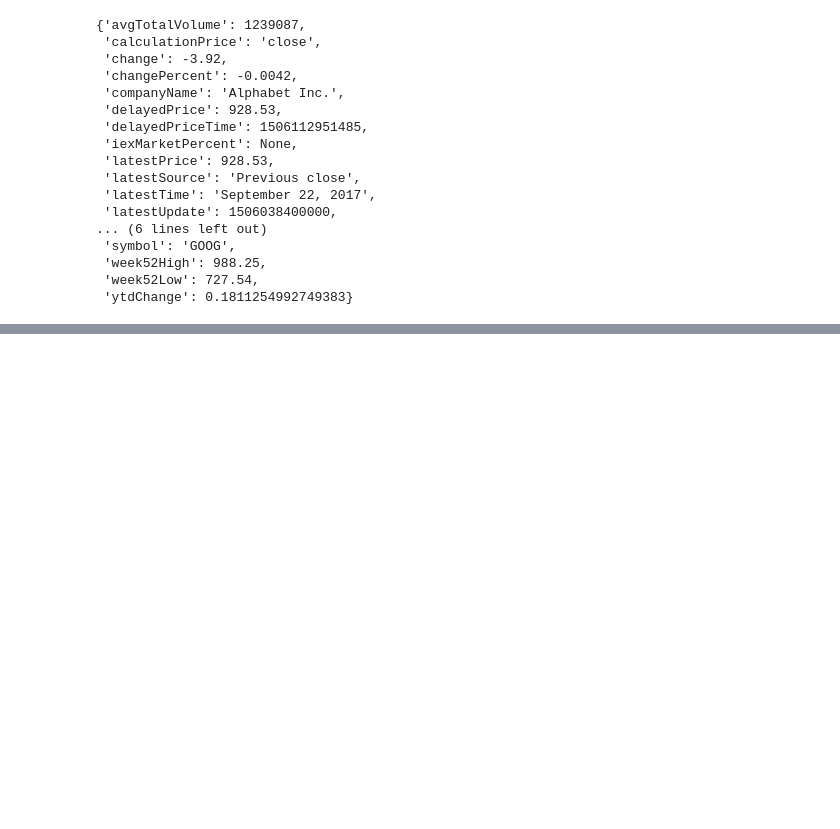
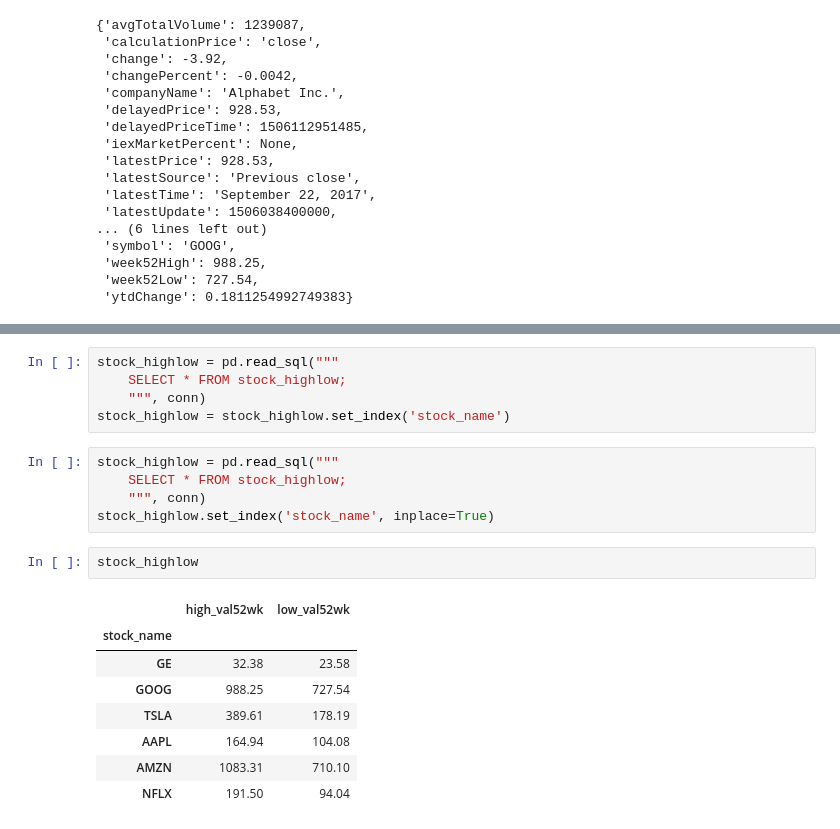
Before and after one commit to apryor6/stockstreamer, a Jupyter notebook: Untitled.ipynb, the cells around one changed output, grey strips where cells are left out. Drawn from its saved outputs; the diff is of its cells as text; blank space fills up the shorter version.

Commit message:
52 week high/low added

```diff
--- a/Untitled.ipynb
+++ b/Untitled.ipynb
@@ -693,0 +777,21 @@ json.loads(l[0])
+# %%
+stock_highlow = pd.read_sql("""
+	SELECT * FROM stock_highlow;
+	""", conn)
+stock_highlow = stock_highlow.set_index('stock_name')
+# %%
+stock_highlow = pd.read_sql("""
+	SELECT * FROM stock_highlow;
+	""", conn)
+stock_highlow.set_index('stock_name', inplace=True)
+# %%
+stock_highlow
+# %% [output]
+|  | high_val52wk | low_val52wk |
+| stock_name |  |  |
+| GE | 32.38 | 23.58 |
+| GOOG | 988.25 | 727.54 |
+| TSLA | 389.61 | 178.19 |
+| AAPL | 164.94 | 104.08 |
+| AMZN | 1083.31 | 710.10 |
+| NFLX | 191.50 | 94.04 |
```
Also changed, not shown: parts of 10 cells of this notebook, 2 other files.
